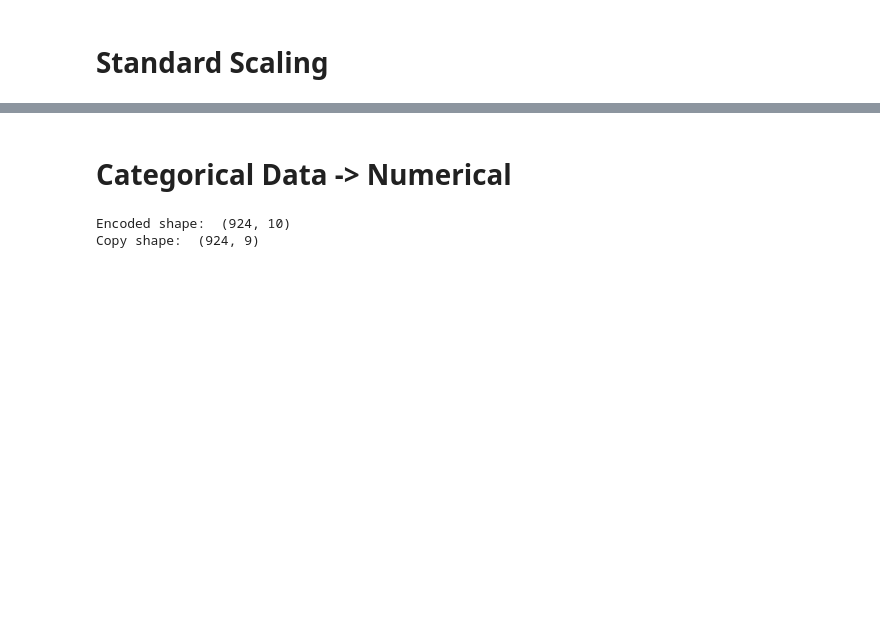
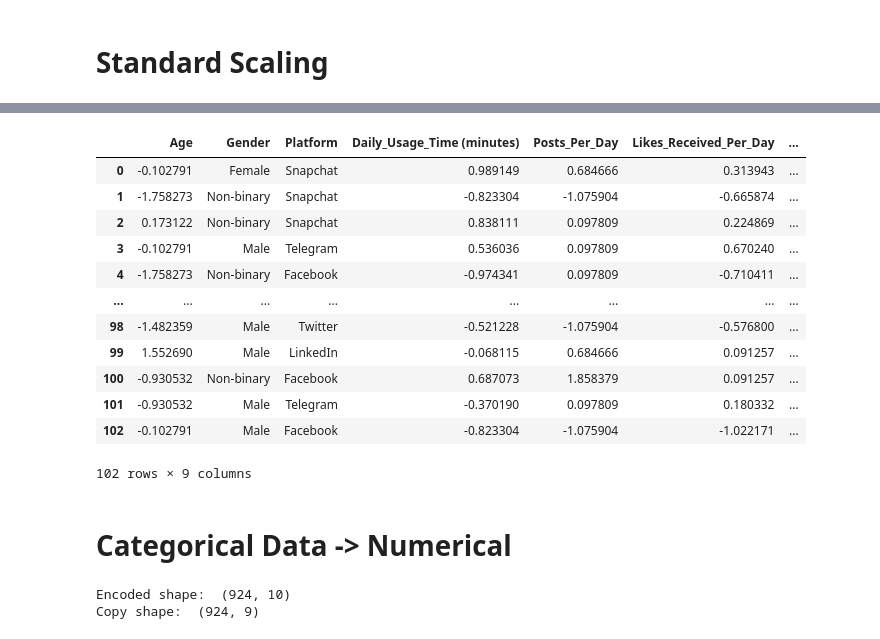
Before and after one commit to NyasaLuharuka/socialMedia, a Jupyter notebook: social_media.ipynb, the cells around one changed output, grey strips where cells are left out. Cells and saved outputs as stored; diff of their text form; code cells hidden in the pictures; blank space fills up the shorter version.

```diff
--- a/social_media.ipynb
+++ b/social_media.ipynb
@@ -173,3 +171,24 @@ df_copy
+# %%
+#scaling test data as well
+test_df_copy = test_df.copy()
+test_df_copy
+test_df_copy[num_cols] = scaler.fit_transform((test_df[num_cols]))
+# %%
+test_df_copy
+# %% [output]
+|  | Age | Gender | Platform | Daily_Usage_Time (minutes) | Posts_Per_Day | Likes_Received_Per_Day | ... |
+| 0 | -0.102791 | Female | Snapchat | 0.989149 | 0.684666 | 0.313943 | ... |
+| 1 | -1.758273 | Non-binary | Snapchat | -0.823304 | -1.075904 | -0.665874 | ... |
+| 2 | 0.173122 | Non-binary | Snapchat | 0.838111 | 0.097809 | 0.224869 | ... |
+| 3 | -0.102791 | Male | Telegram | 0.536036 | 0.097809 | 0.670240 | ... |
+| 4 | -1.758273 | Non-binary | Facebook | -0.974341 | 0.097809 | -0.710411 | ... |
+| ... | ... | ... | ... | ... | ... | ... | ... |
+| 98 | -1.482359 | Male | Twitter | -0.521228 | -1.075904 | -0.576800 | ... |
+| 99 | 1.552690 | Male | LinkedIn | -0.068115 | 0.684666 | 0.091257 | ... |
+| 100 | -0.930532 | Non-binary | Facebook | 0.687073 | 1.858379 | 0.091257 | ... |
+| 101 | -0.930532 | Male | Telegram | -0.370190 | 0.097809 | 0.180332 | ... |
+| 102 | -0.102791 | Male | Facebook | -0.823304 | -1.075904 | -1.022171 | ... |
+102 rows × 9 columns
 # %% [markdown]
 # Categorical Data -> Numerical
 # %%
```
Also changed, not shown: parts of 26 cells of this notebook.
